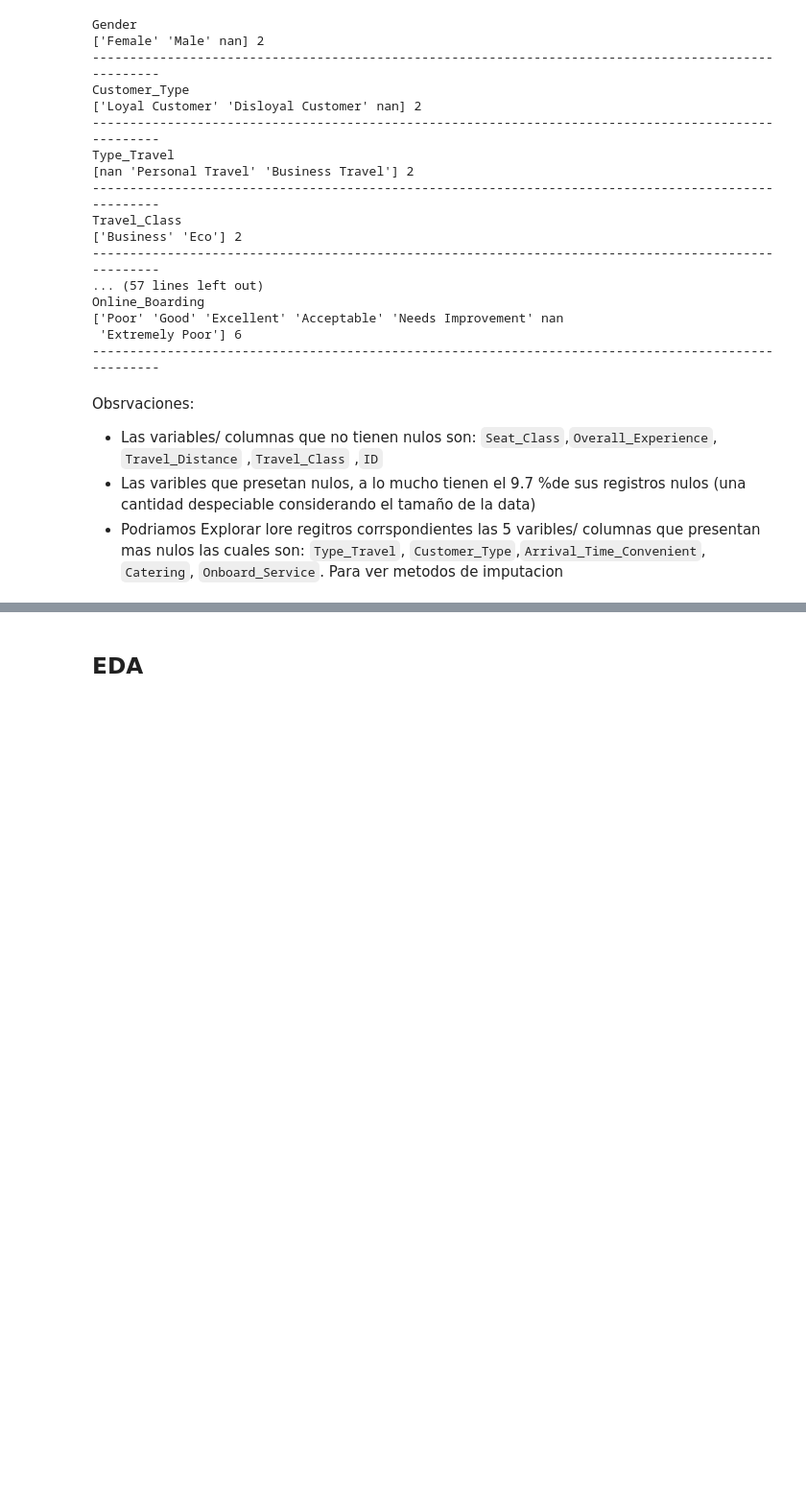
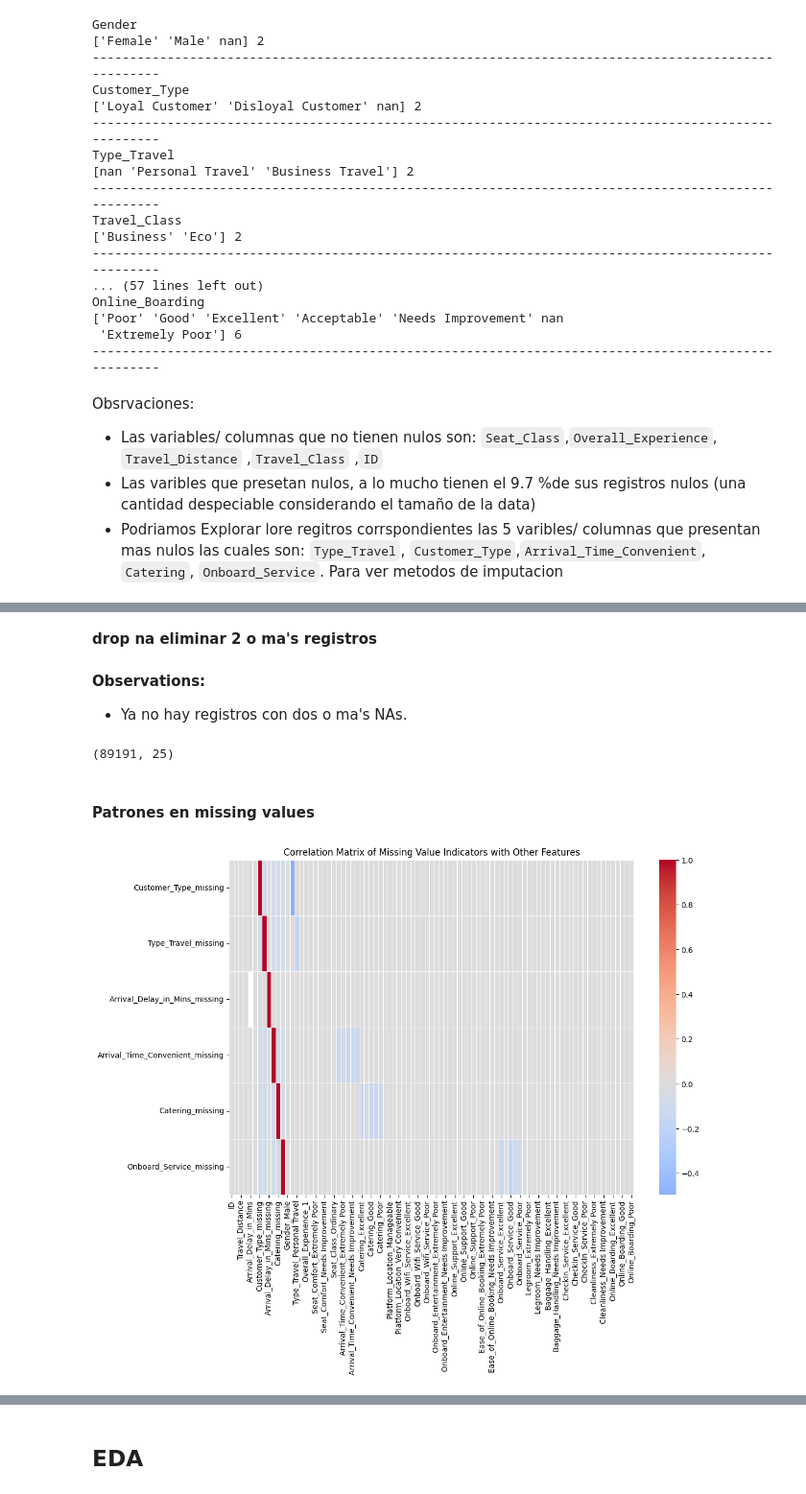
Before and after one commit to LinfrayPM/hackathonGL2, a Jupyter notebook: hackathon.ipynb, the cells around one changed output, grey strips where cells are left out. Shown at 96% size. Drawn from its saved outputs; the diff is of its cells as text; code cells hidden in the pictures; blank space fills up the shorter version.

Commit message:
cambios de EDA de missing values, bivariado, etc.

```diff
--- a/hackathon.ipynb
+++ b/hackathon.ipynb
@@ -331,0 +358,2 @@ df[df["Cleanliness"].isnull()]
+# %% [markdown]
+**drop na eliminar 2 o ma's registros**
@@ -331,0 +365,30 @@ df[df["Cleanliness"].isnull()]
+# %% [markdown]
+**Observations:**
+- Ya no hay registros con dos o ma's NAs.
+# %%
+### Nuevo shape
+df.shape
+# %% [output]
+(89191, 25)
+# %% [markdown]
+#### Patrones en missing values
+# %%
+# Step 1: Create missing value indicators
+df_analysis_copy = df.copy()
+null_features = df_analysis_copy.columns[df_analysis_copy.isnull().any()]
+for feature in null_features:
+    df_analysis_copy[f'{feature}_missing'] = df_analysis_copy[feature].isnull().astype(int)
+
+# Step 2: Compute correlation matrix
+corr_matrix = pd.get_dummies(df_analysis_copy, drop_first=True).corr()
+
+# Extract the correlation of missing value indicators with other features
+missing_corr_matrix = corr_matrix.loc[[f'{feature}_missing' for feature in null_features], :]
+
+# Step 3: Visualize the correlation matrix
+plt.figure(figsize=(12, 8))
+sns.heatmap(missing_corr_matrix, cmap='coolwarm', center=0,linewidths=0.5)
+plt.title('Correlation Matrix of Missing Value Indicators with Other Features')
+plt.show()
+# %% [output]
+[figure, added]
```
Also changed, not shown: parts of 31 cells of this notebook.
